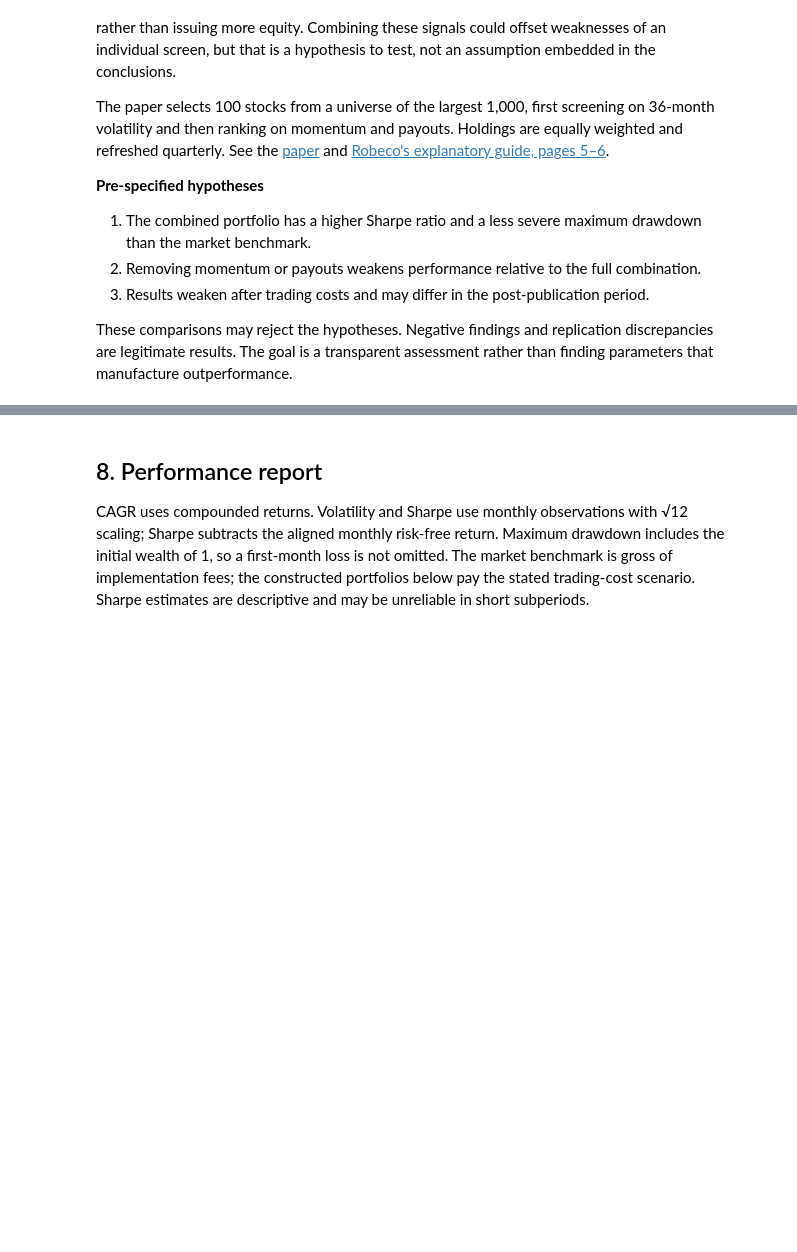
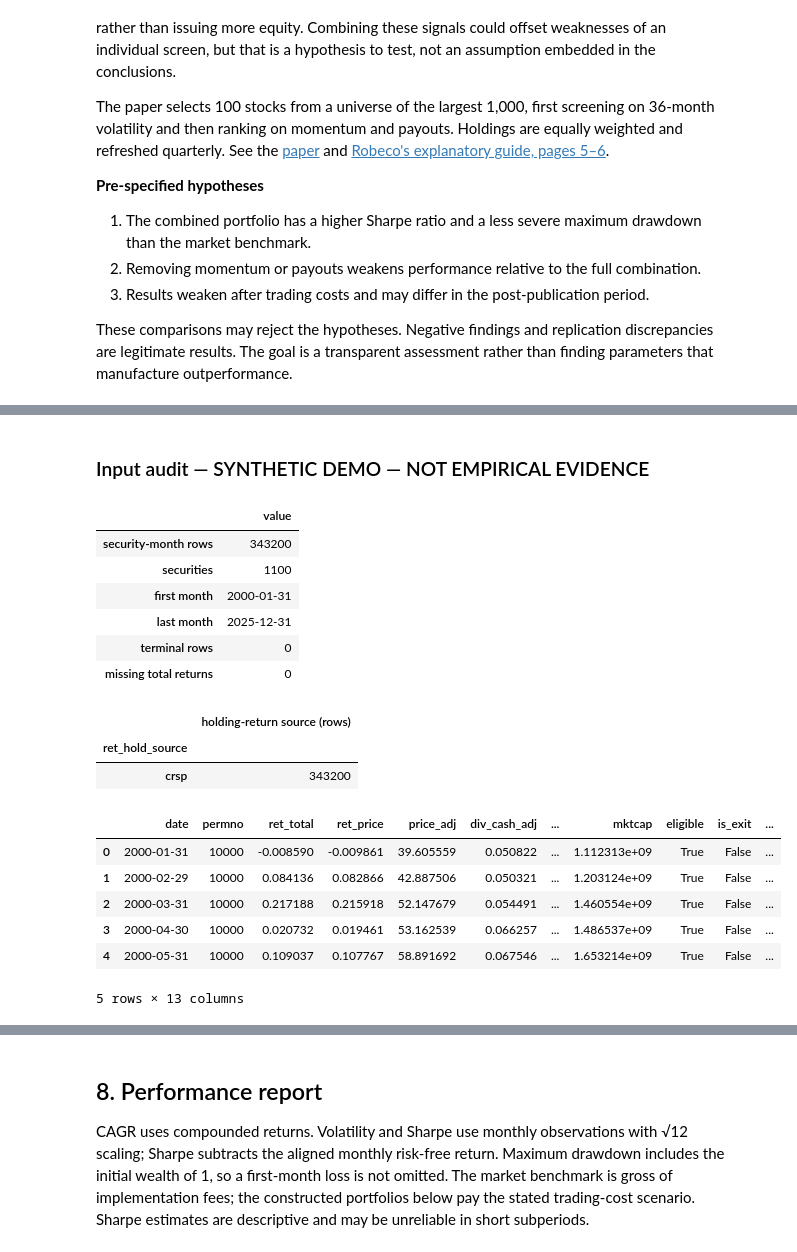
Before and after one commit to yingnichang/MTH9897, a Jupyter notebook: Final/conservative_formula_first_draft.ipynb, the cells around one changed output, grey strips where cells are left out. Drawn from its saved outputs; the diff is of its cells as text; code cells hidden in the pictures; blank space fills up the shorter version.

```diff
--- a/Final/conservative_formula_first_draft.ipynb
+++ b/Final/conservative_formula_first_draft.ipynb
@@ -78,32 +81,39 @@ would require a subsequent tradable price. Full-window eligibility and share-cla
 # %%
 from pathlib import Path
 import json
+import os
 import platform
+import sys
 import numpy as np
 import pandas as pd
 import matplotlib.pyplot as plt
 from IPython.display import display, Markdown
 
-MODE = "demo"                       # "demo" or "crsp"
-SEED = 9897
-N_UNIVERSE, N_HOLDINGS = 1000, 100
-COST_BPS = 10                       # per dollar bought OR sold, scenario assumption
-REAL_START = "1929-01-31"
-DEMO_START = "2003-01-31"
 # Run from this notebook's folder, or from the parent project workspace.
 BASE = Path.cwd()
 if (BASE / "Final" / "conservative_formula_first_draft.ipynb").exists():
     BASE = BASE / "Final"
+sys.path.insert(0, str(BASE))
+from crsp_pipeline import config    # sample dates and portfolio sizes shared with the data pipeline
+from research import engine         # selection, validation and backtest accounting
+
+MODE = os.environ.get("CF_MODE", "demo")      # "demo" (default) or "crsp"
+assert MODE in {"demo", "crsp"}, f"CF_MODE must be demo or crsp, got {MODE!r}"
+SEED = 9897
+N_UNIVERSE, N_HOLDINGS = config.UNIVERSE_SIZE, config.HOLDINGS
+COST_BPS = 10                       # per dollar bought OR sold, scenario assumption
+REAL_START = config.FIRST_INVESTMENT
+DEMO_START = "2003-01-31"
+CRSP_END = os.environ.get("CF_END", config.PAPER_END)    # last return month in CRSP mode
 DATA = BASE / "data"
 OUT = BASE / "output" / MODE
 OUT.mkdir(parents=True, exist_ok=True)
-assert MODE in {"demo", "crsp"}
 LABEL = "SYNTHETIC DEMO — NOT EMPIRICAL EVIDENCE" if MODE == "demo" else "CRSP — DRAFT CONVENTIONS"
 START = pd.Timestamp(DEMO_START if MODE == "demo" else REAL_START)
 plt.rcParams.update({"figure.figsize": (11, 5), "axes.spines.top": False,
                      "axes.spines.right": False, "axes.grid": True, "grid.alpha": .18,
                      "font.size": 10, "figure.dpi": 110})
 pd.set_option("display.max_columns", 12)
-display(Markdown(f"**Active data mode: {LABEL}**"))
+display(Markdown(f"**Active data mode: {LABEL}** (set with the `CF_MODE` environment variable)"))
 print({"python": platform.python_version(), "numpy": np.__version__, "pandas": pd.__version__})
 # %% [output]
@@ -260,3 +173,43 @@ display(panel.head())
+# %%
+if MODE == "demo":
+    panel, benchmark = engine.make_demo(seed=SEED)
+else:
+    panel = pd.read_parquet(config.PANEL_FILE)
+    benchmark = pd.read_csv(config.BENCHMARK_FILE, parse_dates=["date"])
+    # Nothing after the chosen end month enters the analysis.
+    panel = panel.loc[panel.date.le(pd.Timestamp(CRSP_END))].reset_index(drop=True)
+    benchmark = benchmark.loc[benchmark.date.le(pd.Timestamp(CRSP_END))]
+
+panel, benchmark = engine.validate_inputs(panel, benchmark)
+END = panel.date.max()
+if MODE == "crsp":
+    assert END == pd.Timestamp(CRSP_END), f"Panel ends {END.date()}, before the requested end {CRSP_END}"
+display(Markdown(f"### Input audit — {LABEL}"))
+display(pd.DataFrame({"value": [len(panel), panel.permno.nunique(),
+    panel.date.min().date(), panel.date.max().date(), int(panel.is_exit.sum()),
+    int(panel.ret_total.isna().sum())]},
+    index=["security-month rows", "securities", "first month", "last month", "terminal rows", "missing total returns"]))
+display(panel.ret_hold_source.value_counts().rename("holding-return source (rows)").to_frame())
+display(panel.head())
+# %% [output]
+### Input audit — SYNTHETIC DEMO — NOT EMPIRICAL EVIDENCE
+|  | value |
+| security-month rows | 343200 |
+| securities | 1100 |
+| first month | 2000-01-31 |
+| last month | 2025-12-31 |
+| terminal rows | 0 |
+| missing total returns | 0 |
+|  | holding-return source (rows) |
+| ret_hold_source |  |
+| crsp | 343200 |
+|  | date | permno | ret_total | ret_price | price_adj | div_cash_adj | ... | mktcap | eligible | is_exit | ... |
+| 0 | 2000-01-31 | 10000 | -0.008590 | -0.009861 | 39.605559 | 0.050822 | ... | 1.112313e+09 | True | False | ... |
+| 1 | 2000-02-29 | 10000 | 0.084136 | 0.082866 | 42.887506 | 0.050321 | ... | 1.203124e+09 | True | False | ... |
+| 2 | 2000-03-31 | 10000 | 0.217188 | 0.215918 | 52.147679 | 0.054491 | ... | 1.460554e+09 | True | False | ... |
+| 3 | 2000-04-30 | 10000 | 0.020732 | 0.019461 | 53.162539 | 0.066257 | ... | 1.486537e+09 | True | False | ... |
+| 4 | 2000-05-31 | 10000 | 0.109037 | 0.107767 | 58.891692 | 0.067546 | ... | 1.653214e+09 | True | False | ... |
+5 rows × 13 columns
 # %% [markdown]
 ## 4. Signal construction
 For a quarter-end formation date (t), the prototype defines
```
Also changed, not shown: parts of 21 cells of this notebook, 15 other files.
